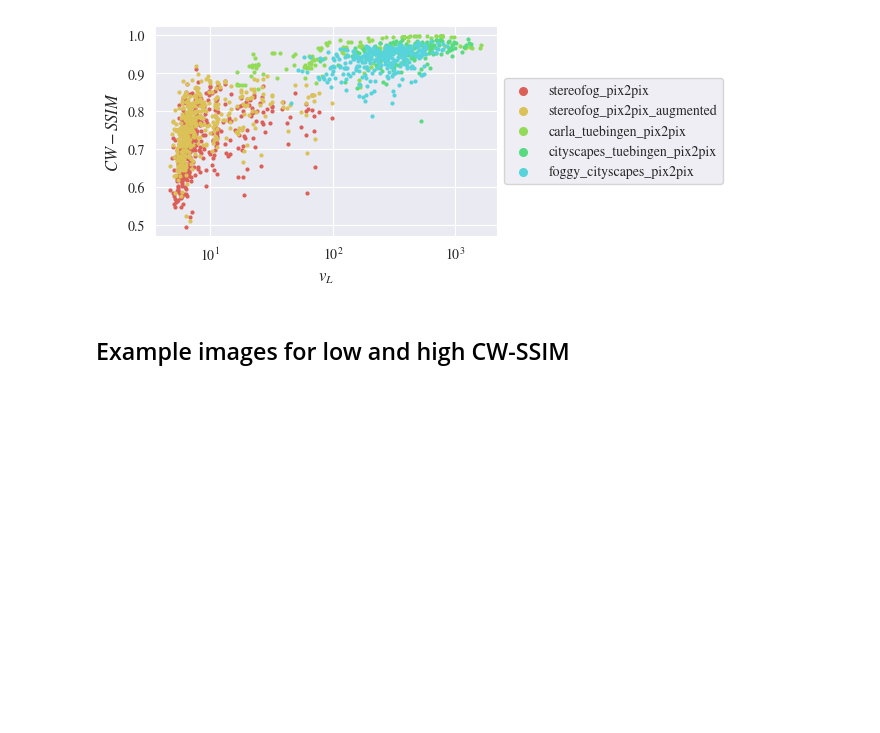
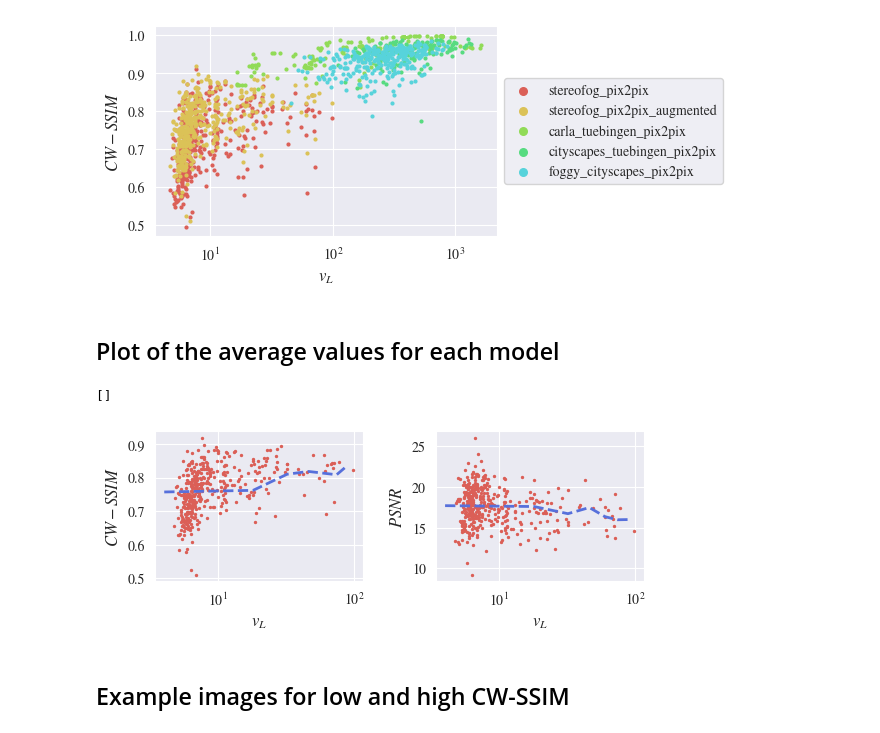
Before and after one commit to apoll2000/stereofog, a Jupyter notebook: fogginess_quality_evaluation.ipynb, the cells around one changed output. Saved outputs shown, nothing was run; the diff lists cells and outputs as text; code cells hidden in the pictures; blank space fills up the shorter version.

Commit message:
add moving average of eval metrics

```diff
--- a/fogginess_quality_evaluation.ipynb
+++ b/fogginess_quality_evaluation.ipynb
@@ -21,6 +23,7 @@ results_paths = ['results/final_models/stereofog_pix2pix',
 all_laplace_scores = []
 all_Pearson_correlation_scores = []
 all_MSE_scores = []
+all_PSNR_scores = []
 all_NCC_scores = []
 all_SSIM_scores = []
 all_CW_SSIM_scores = []
@@ -51,6 +54,7 @@ for results_path in results_paths:
     laplace_scores = []
     Pearson_correlation_scores = []
     MSE_scores = []
+    PSNR_scores = []
     NCC_scores = []
     SSIM_scores = []
     CW_SSIM_scores = []
@@ -89,10 +93,14 @@ for results_path in results_paths:
         CW_SSIM = SSIM(Image.open(os.path.join(results_path, images[i][:-10] + 'real_B' + '.png'))).cw_ssim_value(Image.open(os.path.join(results_path, images[i])))
         CW_SSIM_scores.append(CW_SSIM)
 
+        PSNR_score = cv2.PSNR(clear_image_nonfloat, fake_image_nonfloat)
+        PSNR_scores.append(PSNR_score)
+
     # Calculate the average values
     mean_laplace = np.mean(laplace_scores)
     mean_Pearson = np.mean(Pearson_correlation_scores)
     mean_MSE = np.mean(MSE_scores)
+    mean_PSNR = np.mean(PSNR_scores)
     mean_NCC = np.mean(NCC_scores)
     mean_SSIM = np.mean(SSIM_scores)
     mean_CW_SSIM = np.mean(CW_SSIM_scores)
@@ -100,6 +108,7 @@ for results_path in results_paths:
     all_laplace_scores += [laplace_scores]
     all_Pearson_correlation_scores += [Pearson_correlation_scores]
     all_MSE_scores += [MSE_scores]
+    all_PSNR_scores += [PSNR_scores]
     all_NCC_scores += [NCC_scores]
     all_SSIM_scores += [SSIM_scores]
     all_CW_SSIM_scores += [CW_SSIM_scores]
@@ -163,6 +172,51 @@ ax.set_ylabel('$CW-SSIM$')
 plt.savefig('plots/laplace_vs_SSIM_semilogx.pdf', format='pdf', bbox_inches='tight')
 # %% [output]
 [figure]
+# %% [markdown]
+## Plot of the average values for each model
+# %%
+j = 97
+[all_CW_SSIM_scores[1][i] for i, laplace_score in enumerate(all_laplace_scores[1]) if j-1 <= laplace_score < j+1]
+# %% [output]
+[]
+# %%
+x_values_for_rolling_average = []
+CW_SSIM_values_for_rolling_average = []
+PSNR_values_for_rolling_average = []
+
+stepsize = 14
+
+for j in range(math.floor(min(all_laplace_scores[1])), math.ceil(max(all_laplace_scores[1])), stepsize):
+    x_values_for_rolling_average.append(j)
+    CW_SSIM_values_for_rolling_average.append(np.mean([all_CW_SSIM_scores[1][i] for i, laplace_score in enumerate(all_laplace_scores[1]) if j-stepsize <= laplace_score < j+stepsize]))
+    PSNR_values_for_rolling_average.append(np.mean([all_PSNR_scores[1][i] for i, laplace_score in enumerate(all_laplace_scores[1]) if j-stepsize <= laplace_score < j+stepsize]))
+
+
+fig, ax = plt.subplots(1,2, figsize=set_size(subplots=(1,2), fraction=1.0))
+
+for i, results_path in enumerate(results_paths):
+    if 'stereofog_pix2pix_augmented' in results_path:
+        ax[0].scatter(all_laplace_scores[i], all_CW_SSIM_scores[i], label=results_path.split('/')[-1], s=2)
+        ax[1].scatter(all_laplace_scores[i], all_PSNR_scores[i], label=results_path.split('/')[-1], s=2)
+        break
+
+ax[0].plot(x_values_for_rolling_average, CW_SSIM_values_for_rolling_average, '--', color=plt.rcParams['axes.prop_cycle'].by_key()['color'][5], linewidth=2)
+ax[1].plot(x_values_for_rolling_average, PSNR_values_for_rolling_average, '--', color=plt.rcParams['axes.prop_cycle'].by_key()['color'][5], linewidth=2)
+
+ax[0].set_xscale('log')
+ax[1].set_xscale('log')
+
+ax[0].set_xlabel('$v_L$')
+ax[1].set_xlabel('$v_L$')
+ax[0].set_ylabel('$CW-SSIM$')
+ax[1].set_ylabel('$PSNR$')
+
+plt.subplots_adjust(wspace=0.35)
+
+
+plt.savefig('plots/laplace_vs_SSIM_PSNR_stereofog_augmented_moving_avg.pdf', format='pdf', bbox_inches='tight')
+# %% [output]
+[figure, added]
 # %% [markdown]
 ## Example images for low and high CW-SSIM
 # %%
```
Also changed, not shown: parts of 1 cell of this notebook.
